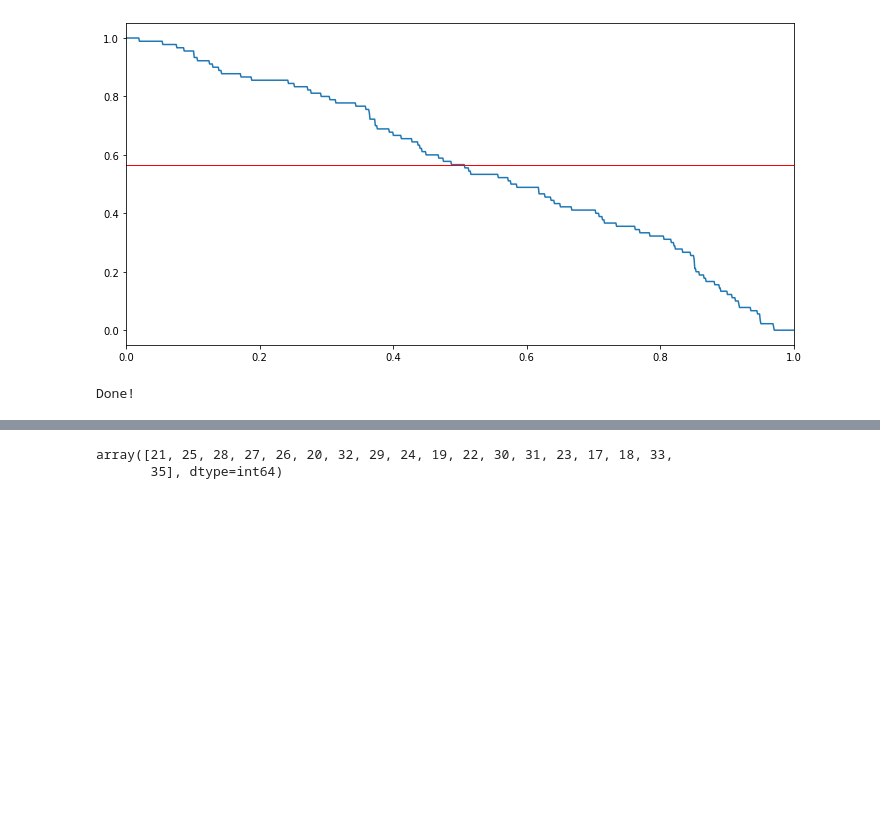
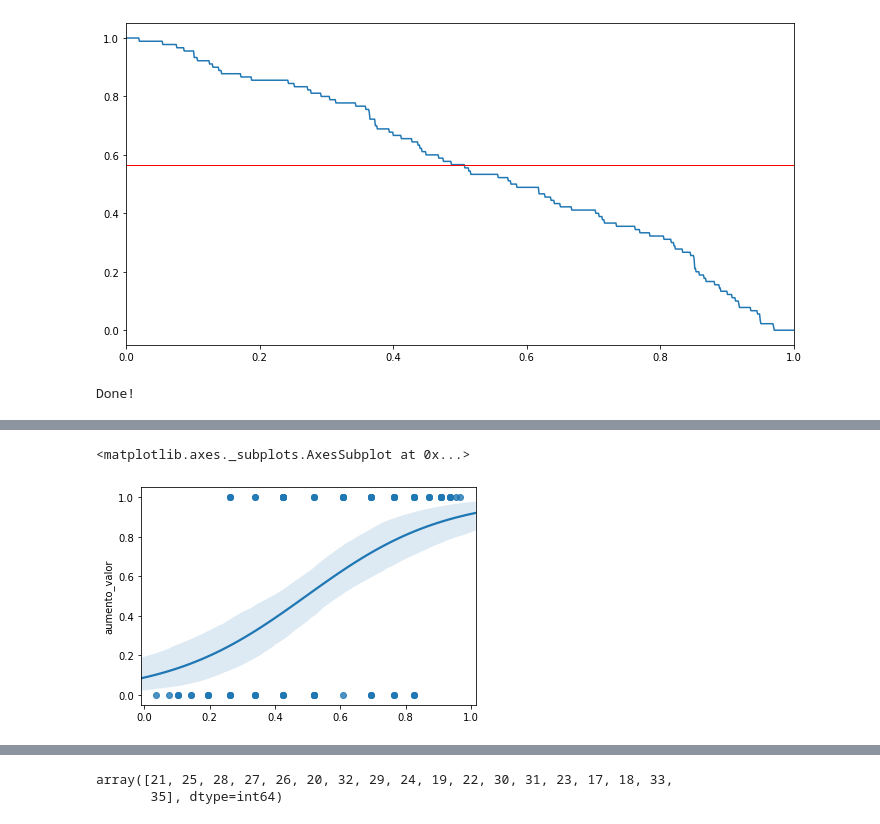
Before and after one commit to isaacvm98/Trabajo-Econometr-a-UP, a Jupyter notebook: modelo_proyecto.ipynb, the cells around one changed output, grey strips where cells are left out. Cells and saved outputs as stored; diff of their text form; code cells hidden in the pictures; blank space fills up the shorter version.

```diff
--- a/modelo_proyecto.ipynb
+++ b/modelo_proyecto.ipynb
@@ -229,0 +255,6 @@ Y= df[['aumento_valor']]
+# %%
+X_sig= df[['edad']]
+Y_sig= df[['aumento_valor']]
+X_sig= sm.add_constant(X_sig)
+model2 = sm.Logit(Y_sig, X_sig).fit()
+print(model2.summary())
@@ -229,0 +306,2 @@ Y= df[['aumento_valor']]
+# %%
+Y_hat_ps_sig = model2.predict(X_sig)
@@ -230,3 +380,8 @@ Y= df[['aumento_valor']]
+# %%
+sns.regplot(x=Y_hat_ps_sig, y=df["aumento_valor"], data=df, logistic=True)
+# %% [output]
+<matplotlib.axes._subplots.AxesSubplot at 0x...>
+[figure, added]
 # %%
 fig = go.Figure()
 
```
Also changed, not shown: parts of 14 cells of this notebook.
